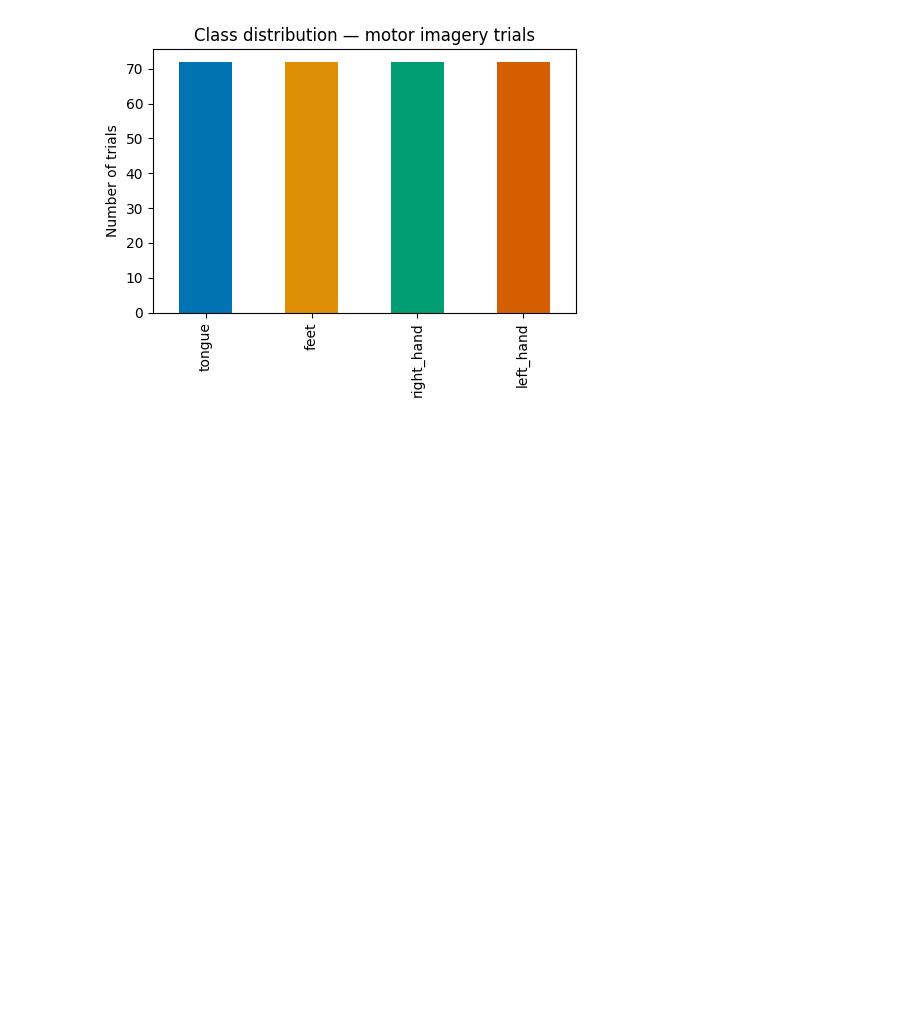
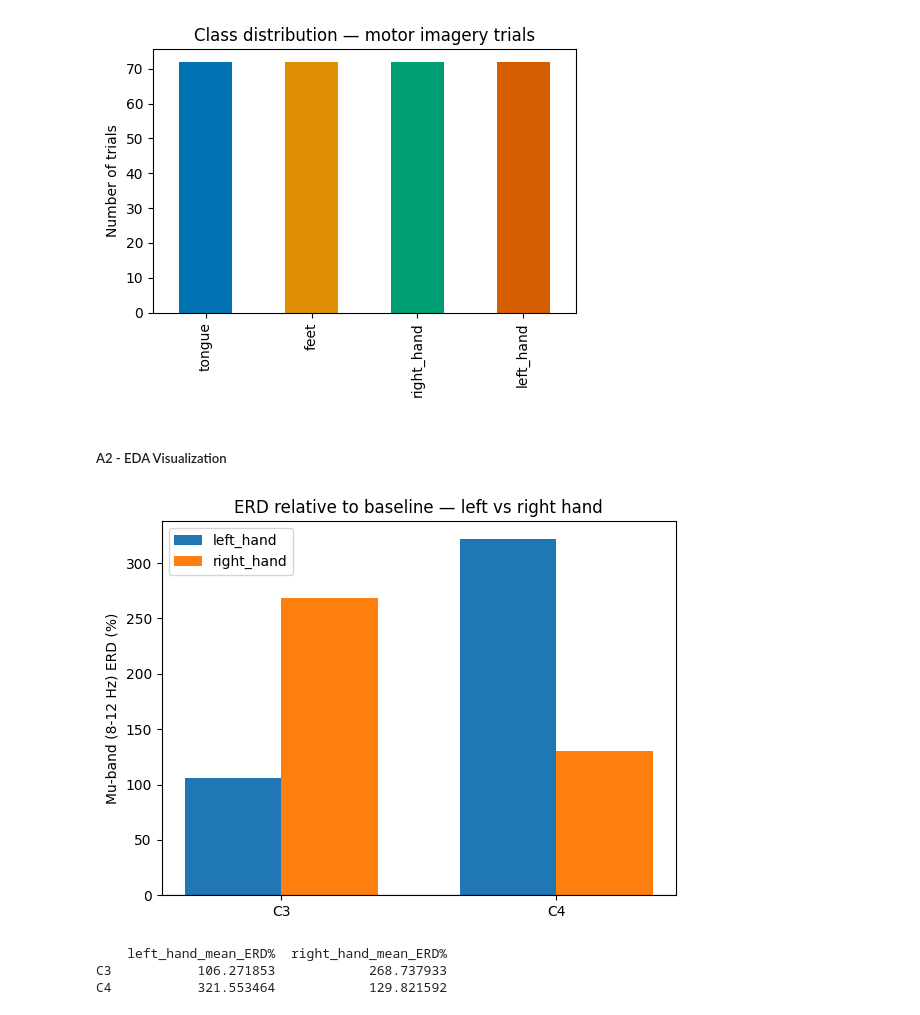
Before and after one commit to AkilanSS/23CSE301--Machine-Learning-Capstone-Project, a Jupyter notebook: notebooks/classification.ipynb, the cells around one changed output. Cells and saved outputs as stored; diff of their text form; code cells hidden in the pictures; blank space fills up the shorter version.

```diff
--- a/notebooks/classification.ipynb
+++ b/notebooks/classification.ipynb
@@ -72,3 +104,12 @@ raw_eval_1
 |  | Filters |  |
 |  | Highpass | 0.50 Hz |
 |  | Lowpass | 100.00 Hz |
+# %%
+raw_train_1.load_data()
+
+raw_train_1.notch_filter(freqs=[50, 100], picks='eeg', verbose=False)
+
+raw_train_1.filter(l_freq=1, h_freq=40, picks='eeg', verbose=False)
+
+print("Preprocessing applied:", raw_train_1.info['highpass'], "-", raw_train_1.info['lowpass'], "Hz")
+print("Reference:", raw_train_1.info['custom_ref_applied'])
@@ -106,3 +150,57 @@ plt.tight_layout()
 plt.show()
 # %% [output]
 [figure]
+# %% [markdown]
+##### A2 - EDA Visualization
+# %%
+def compute_erd_percent(epochs, condition, channel, fmin=8, fmax=12,
+                         baseline_window=(-0.5, 0), task_window=(0.5, 4.0)):
+    ep = epochs[condition].copy()
+    ch_idx = ep.ch_names.index(channel)
+
+    base = ep.copy().crop(*baseline_window)
+    task = ep.copy().crop(*task_window)
+
+    psd_base = base.compute_psd(method='welch', fmin=fmin, fmax=fmax,
+                                 picks=[ch_idx], verbose=False).get_data().squeeze(axis=1)
+    psd_task = task.compute_psd(method='welch', fmin=fmin, fmax=fmax,
+                                 picks=[ch_idx], verbose=False).get_data().squeeze(axis=1)
+
+    # mean power per trial across the freq band, then % change vs baseline
+    base_power = psd_base.mean(axis=1)
+    task_power = psd_task.mean(axis=1)
+    erd_pct = 100 * (task_power - base_power) / base_power
+    return erd_pct  # one value per trial
+
+fig, ax = plt.subplots(figsize=(6, 4.5))
+results = {}
+for cls, color in zip(['left_hand', 'right_hand'], ['tab:blue', 'tab:orange']):
+    for channel in ['C3', 'C4']:
+        erd = compute_erd_percent(mi_epochs, cls, channel)
+        results[(cls, channel)] = erd
+
+labels = ['C3', 'C4']
+x = np.arange(len(labels))
+width = 0.35
+
+left_means = [results[('left_hand', ch)].mean() for ch in labels]
+right_means = [results[('right_hand', ch)].mean() for ch in labels]
+
+ax.bar(x - width/2, left_means, width, label='left_hand')
+ax.bar(x + width/2, right_means, width, label='right_hand')
+ax.axhline(0, color='k', linewidth=0.8)
+ax.set_xticks(x)
+ax.set_xticklabels(labels)
+ax.set_ylabel("Mu-band (8-12 Hz) ERD (%)")
+ax.set_title("ERD relative to baseline — left vs right hand")
+ax.legend()
+plt.tight_layout()
+plt.show()
+
+print(pd.DataFrame({f"{cls}_mean_ERD%": [results[(cls, ch)].mean() for ch in labels]
+                     for cls in ['left_hand', 'right_hand']}, index=labels))
+# %% [output]
+[figure, added]
+    left_hand_mean_ERD%  right_hand_mean_ERD%
+C3           106.271853            268.737933
+C4           321.553464            129.821592
```
Also changed, not shown: parts of 15 cells of this notebook, 1 other file.
